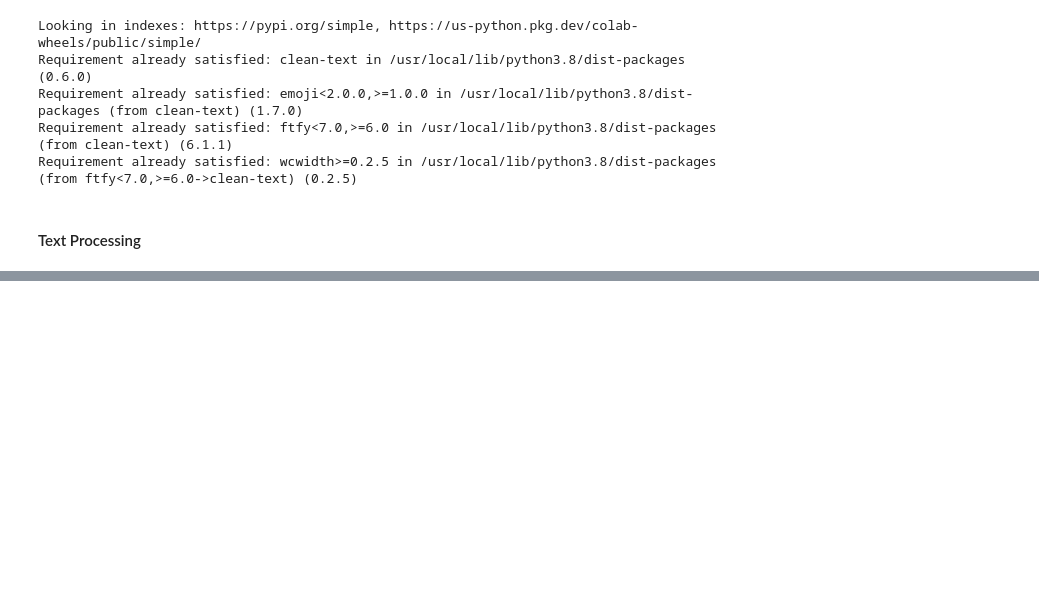
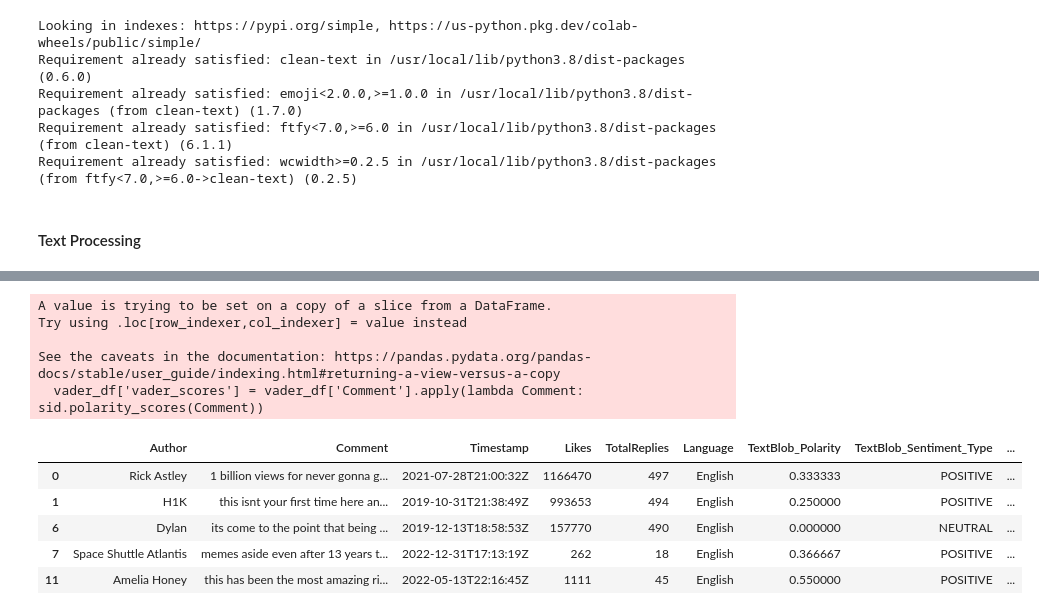
Before and after one commit to Thomas-George-T/Streamlit-YouTube-Dashboard, a Jupyter notebook: NLP_on_YouTube.ipynb, the cells around one changed output, grey strips where cells are left out. Drawn from its saved outputs; the diff is of its cells as text; code cells hidden in the pictures; blank space fills up the shorter version.

```diff
--- a/NLP_on_YouTube.ipynb
+++ b/NLP_on_YouTube.ipynb
@@ -163,0 +225,15 @@ clean_df.head()
+# %%
+vader_df['vader_scores'] = vader_df['Comment'].apply(lambda Comment: sid.polarity_scores(Comment))
+vader_df.head()
+# %% [output]
+A value is trying to be set on a copy of a slice from a DataFrame.
+Try using .loc[row_indexer,col_indexer] = value instead
+
+See the caveats in the documentation: https://pandas.pydata.org/pandas-docs/stable/user_guide/indexing.html#returning-a-view-versus-a-copy
+  vader_df['vader_scores'] = vader_df['Comment'].apply(lambda Comment: sid.polarity_scores(Comment))
+|  | Author | Comment | Timestamp | Likes | TotalReplies | Language | TextBlob_Polarity | TextBlob_Sentiment_Type | ... |
+| 0 | Rick Astley | 1 billion views for never gonna g... | 2021-07-28T21:00:32Z | 1166470 | 497 | English | 0.333333 | POSITIVE | ... |
+| 1 | H1K | this isnt your first time here an... | 2019-10-31T21:38:49Z | 993653 | 494 | English | 0.250000 | POSITIVE | ... |
+| 6 | Dylan | its come to the point that being ... | 2019-12-13T18:58:53Z | 157770 | 490 | English | 0.000000 | NEUTRAL | ... |
+| 7 | Space Shuttle Atlantis | memes aside even after 13 years t... | 2022-12-31T17:13:19Z | 262 | 18 | English | 0.366667 | POSITIVE | ... |
+| 11 | Amelia Honey | this has been the most amazing ri... | 2022-05-13T22:16:45Z | 1111 | 45 | English | 0.550000 | POSITIVE | ... |
```
Also changed, not shown: parts of 22 cells of this notebook.
